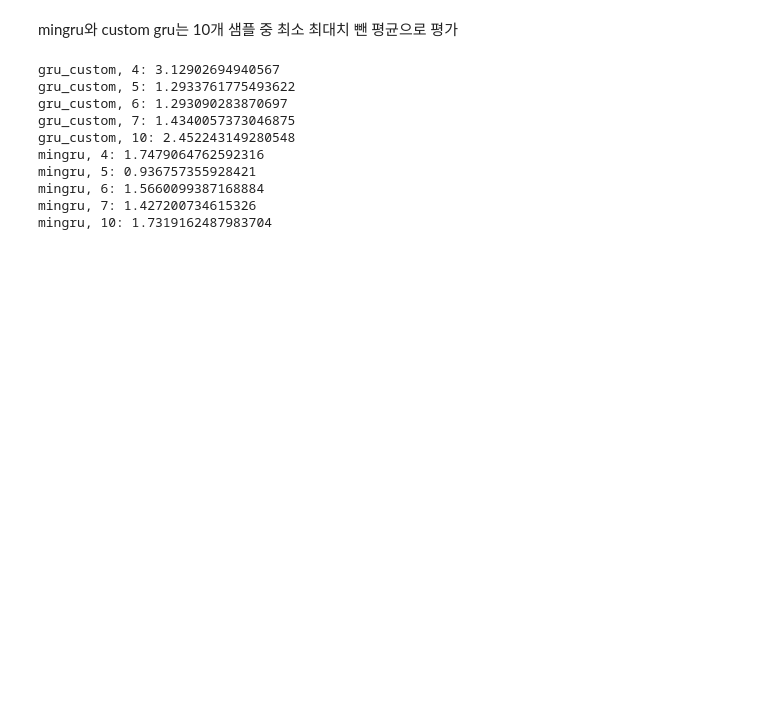
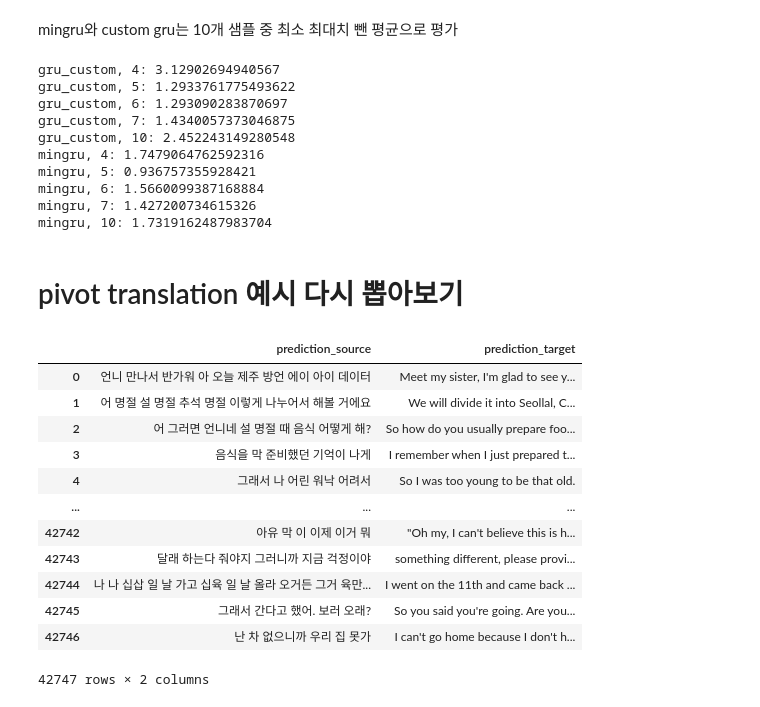
Before and after one commit to BlessingDev/NLP-Standard-Dialect-Translation, a Jupyter notebook: translation_en/analyze.ipynb, the cells around one changed output. Drawn from its saved outputs; the diff is of its cells as text; code cells hidden in the pictures; blank space fills up the shorter version.

```diff
--- a/translation_en/analyze.ipynb
+++ b/translation_en/analyze.ipynb
@@ -2045,3 +2074,28 @@ mingru, 5: 0.936757355928421
 mingru, 6: 1.5660099387168884
 mingru, 7: 1.427200734615326
 mingru, 10: 1.7319162487983704
+# %% [markdown]
+# pivot translation 예시 다시 뽑아보기
+# %%
+json_list = []
+
+with open("./translation_en/prediction_sub/jeju/exaone.json", mode="rt", encoding="utf-8") as f:
+    json_list = json.loads(f.read())
+
+pred_df = pd.DataFrame(json_list)
+
+pred_df
+# %% [output]
+|  | prediction_source | prediction_target |
+| 0 | 언니 만나서 반가워 아 오늘 제주 방언 에이 아이 데이터 | Meet my sister, I'm glad to see y... |
+| 1 | 어 명절 설 명절 추석 명절 이렇게 나누어서 해볼 거에요 | We will divide it into Seollal, C... |
+| 2 | 어 그러면 언니네 설 명절 때 음식 어떻게 해? | So how do you usually prepare foo... |
+| 3 | 음식을 막 준비했던 기억이 나게 | I remember when I just prepared t... |
+| 4 | 그래서 나 어린 워낙 어려서 | So I was too young to be that old. |
+| ... | ... | ... |
+| 42742 | 아유 막 이 이제 이거 뭐 | "Oh my, I can't believe this is h... |
+| 42743 | 달래 하는다 줘야지 그러니까 지금 걱정이야 | something different, please provi... |
+| 42744 | 나 나 십삽 일 날 가고 십육 일 날 올라 오거든 그거 육만... | I went on the 11th and came back ... |
+| 42745 | 그래서 간다고 했어. 보러 오래? | So you said you're going. Are you... |
+| 42746 | 난 차 없으니까 우리 집 못가 | I can't go home because I don't h... |
+42747 rows × 2 columns
```
Also changed, not shown: parts of 17 cells of this notebook, 50 other files.
